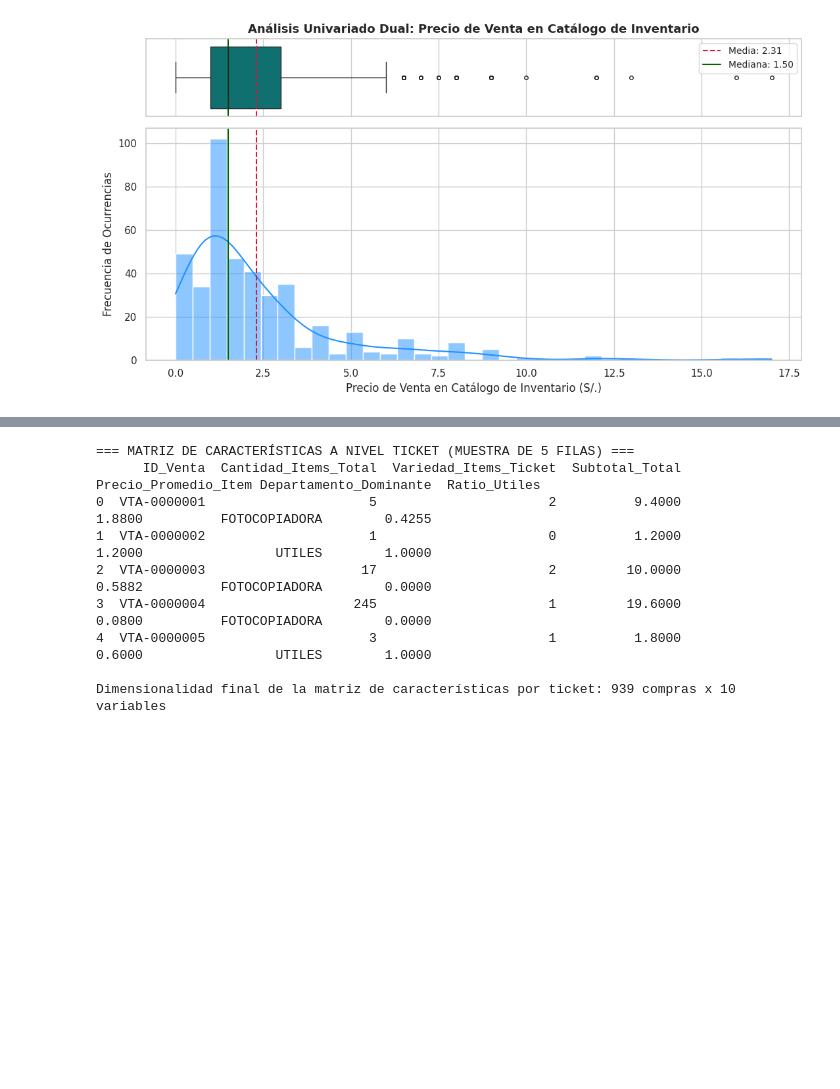
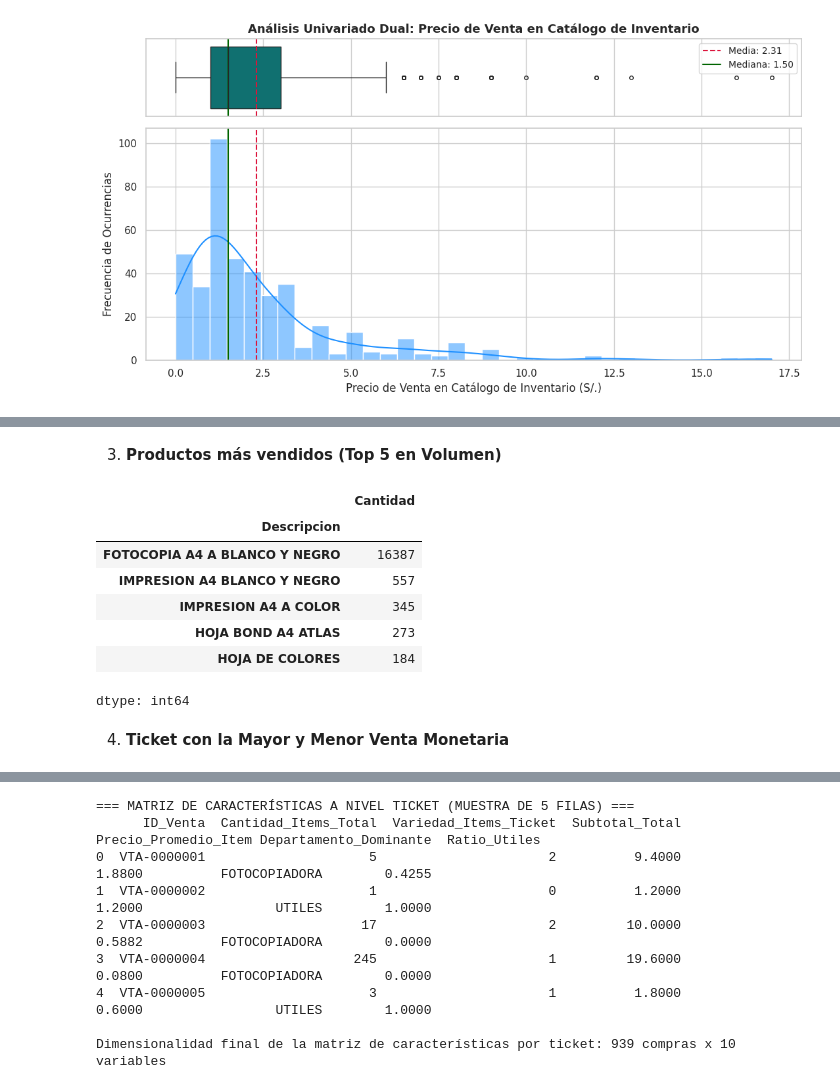
Before and after one commit to FranRGit/smart-bazar, a Jupyter notebook: Notebooks/Panel 1B_ EDA_ e_Ingenieria_de_Caracteristicas.ipynb, the cells around one changed output, grey strips where cells are left out. Drawn from its saved outputs; the diff is of its cells as text; code cells hidden in the pictures; blank space fills up the shorter version.

```diff
--- a/Notebooks/Panel 1B_ EDA_ e_Ingenieria_de_Caracteristicas.ipynb
+++ b/Notebooks/Panel 1B_ EDA_ e_Ingenieria_de_Caracteristicas.ipynb
@@ -221,0 +202,16 @@ print("="*50)
+# %% [markdown]
+3. **Productos más vendidos (Top 5 en Volumen)**
+# %%
+top_productos  =df_merged.groupby("Descripcion")["Cantidad"].sum().sort_values(ascending=False)
+top_productos.head(5)
+# %% [output]
+|  | Cantidad |
+| Descripcion |  |
+| FOTOCOPIA A4 A BLANCO Y NEGRO | 16387 |
+| IMPRESION A4 BLANCO Y NEGRO | 557 |
+| IMPRESION A4 A COLOR | 345 |
+| HOJA BOND A4 ATLAS | 273 |
+| HOJA DE COLORES | 184 |
+dtype: int64
+# %% [markdown]
+4. **Ticket con la Mayor y Menor Venta Monetaria**
```
Also changed, not shown: parts of 7 cells of this notebook, 4 other files.
